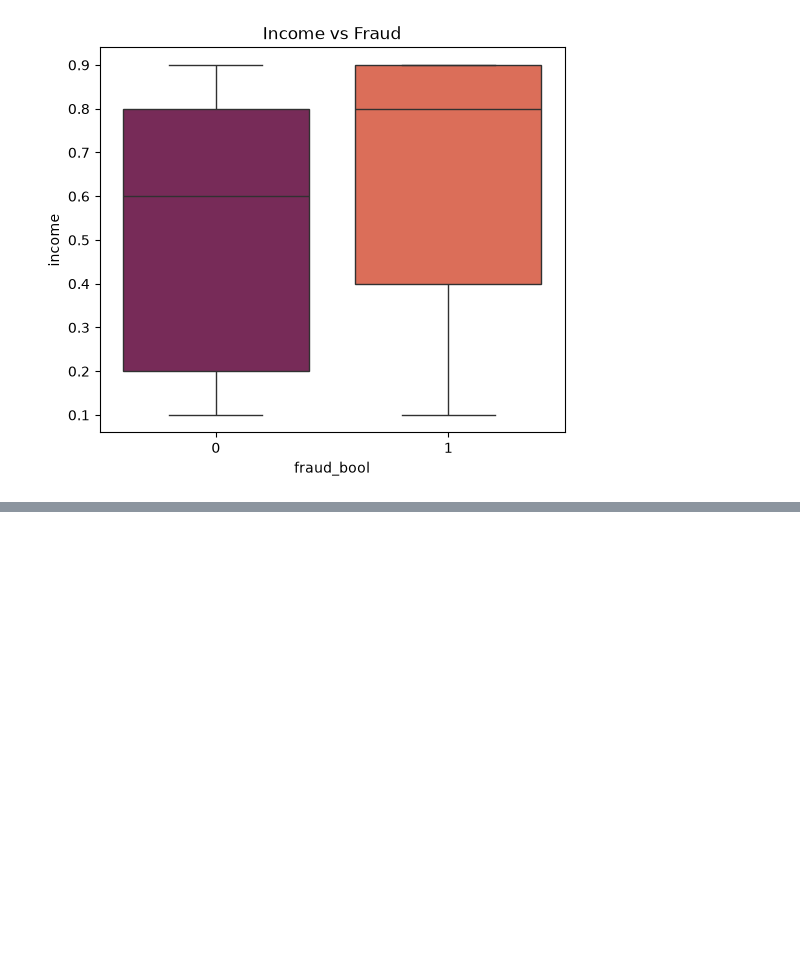
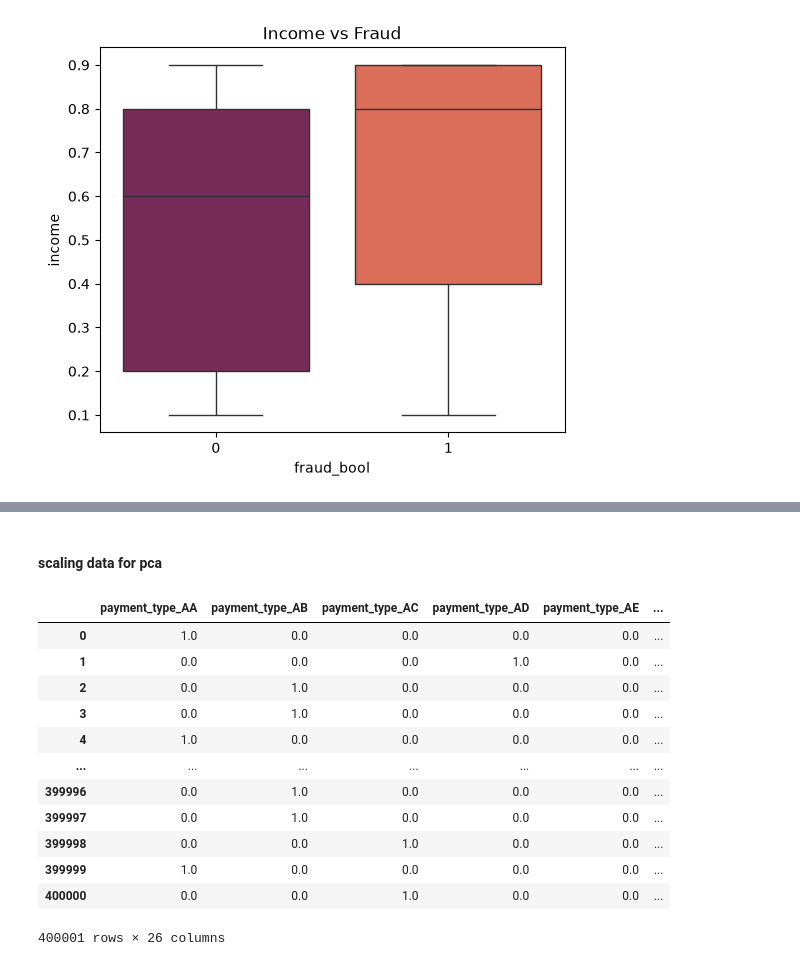
Before and after one commit to anshulbaisoya82-ux/Task-3, a Jupyter notebook: ML.ipynb, the cells around one changed output, grey strips where cells are left out. Saved outputs shown, nothing was run; the diff lists cells and outputs as text; code cells hidden in the pictures; blank space fills up the shorter version.

```diff
--- a/ML.ipynb
+++ b/ML.ipynb
@@ -983,0 +1024,2 @@ Passing `palette` without assigning `hue` is deprecated and will be removed in v
+# %% [markdown]
+#### scaling data for pca
@@ -983,0 +1030,22 @@ Passing `palette` without assigning `hue` is deprecated and will be removed in v
+# %%
+encoder = OneHotEncoder(sparse_output=False)
+# %%
+encoded = encoder.fit_transform(df[['payment_type','employment_status','housing_status','source','device_os']])
+# %%
+encoded_df = pd.DataFrame(encoded,columns=encoder.get_feature_names_out(['payment_type','employment_status','housing_status','source','device_os']))
+# %%
+encoded_df
+# %% [output]
+|  | payment_type_AA | payment_type_AB | payment_type_AC | payment_type_AD | payment_type_AE | ... |
+| 0 | 1.0 | 0.0 | 0.0 | 0.0 | 0.0 | ... |
+| 1 | 0.0 | 0.0 | 0.0 | 1.0 | 0.0 | ... |
+| 2 | 0.0 | 1.0 | 0.0 | 0.0 | 0.0 | ... |
+| 3 | 0.0 | 1.0 | 0.0 | 0.0 | 0.0 | ... |
+| 4 | 1.0 | 0.0 | 0.0 | 0.0 | 0.0 | ... |
+| ... | ... | ... | ... | ... | ... | ... |
+| 399996 | 0.0 | 1.0 | 0.0 | 0.0 | 0.0 | ... |
+| 399997 | 0.0 | 1.0 | 0.0 | 0.0 | 0.0 | ... |
+| 399998 | 0.0 | 0.0 | 1.0 | 0.0 | 0.0 | ... |
+| 399999 | 1.0 | 0.0 | 0.0 | 0.0 | 0.0 | ... |
+| 400000 | 0.0 | 0.0 | 1.0 | 0.0 | 0.0 | ... |
+400001 rows × 26 columns
```
Also changed, not shown: parts of 33 cells of this notebook.
